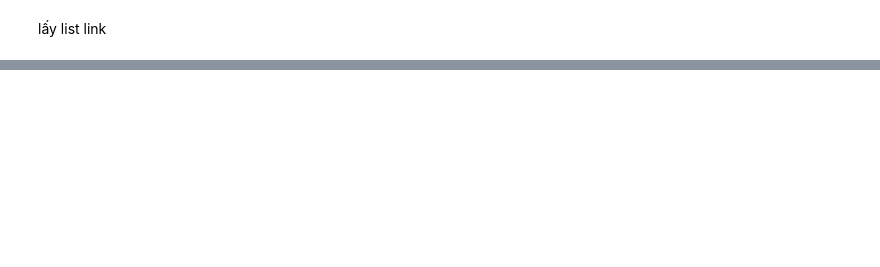
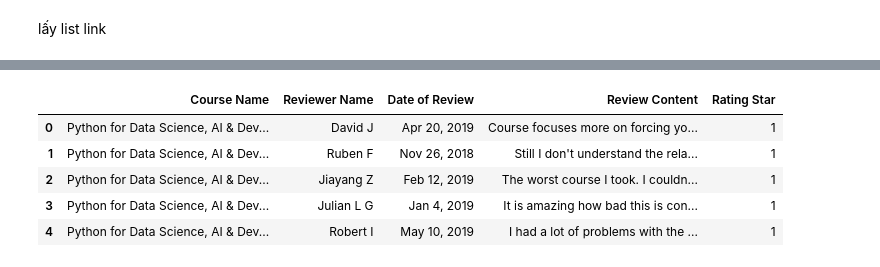
Before and after one commit to khuongdavidd/dl03_nguyenvukhuong, a Jupyter notebook: Ex_2/review.ipynb, the cells around one changed output, grey strips where cells are left out. Cells and saved outputs as stored; diff of their text form; code cells hidden in the pictures; blank space fills up the shorter version.

```diff
--- a/Ex_2/review.ipynb
+++ b/Ex_2/review.ipynb
@@ -28,3 +21,0 @@ rating_star=[]
-# %%
-url = 'https://www.coursera.org/learn/python-for-applied-data-science-ai/reviews'
-driver.get(url)
@@ -44,16 +21,0 @@ number_of_reviews
-# %%
-while True:
-    try:
-        more_button = WebDriverWait(driver, 10).until(EC.presence_of_element_located((By.XPATH, '//*[@id="rendered-content"]/div/div/div[1]/div[4]/nav/ul/li[15]/a')))
-        tag_reviews = driver.find_elements(by=By.CSS_SELECTOR, value='div.review-page-review')
-        for tag_review in tag_reviews:
-            tag_reviewer_name = tag_review.find_element(by=By.CSS_SELECTOR, value='p.reviewerName')
-            tag_date_of_review = tag_review.find_element(by=By.CSS_SELECTOR, value='p.dateOfReview')
-            tag_review_content = tag_review.find_element(by=By.CSS_SELECTOR, value='div.reviewText')
-            tag_rating_star = tag_review.find_elements(by=By.CSS_SELECTOR, value='span._13xsef79')
-            print(tag_rating_star.text)
-            break
-        more_button.click()
-    except Exception as e:
-        print(e)
-        break
@@ -61,0 +111,19 @@ HTTPConnectionPool(host='localhost', port=53915): Max retries exceeded with url:
+# %%
+data = {
+    'Course Name' : list_course_name,
+    'Reviewer Name' : list_reviewer_name,
+    'Date of Review' : list_date_of_review,
+    'Review Content' : list_review_content,
+    'Rating Star' : list_rating_star,
+}
+# %%
+df = pd.DataFrame(data)
+# %%
+df.head()
+# %% [output]
+|  | Course Name | Reviewer Name | Date of Review | Review Content | Rating Star |
+| 0 | Python for Data Science, AI & Dev... | David J | Apr 20, 2019 | Course focuses more on forcing yo... | 1 |
+| 1 | Python for Data Science, AI & Dev... | Ruben F | Nov 26, 2018 | Still I don't understand the rela... | 1 |
+| 2 | Python for Data Science, AI & Dev... | Jiayang Z | Feb 12, 2019 | The worst course I took. I couldn... | 1 |
+| 3 | Python for Data Science, AI & Dev... | Julian L G | Jan 4, 2019 | It is amazing how bad this is con... | 1 |
+| 4 | Python for Data Science, AI & Dev... | Robert I | May 10, 2019 | I had a lot of problems with the ... | 1 |
```
Also changed, not shown: parts of 13 cells of this notebook, 12 other files.
